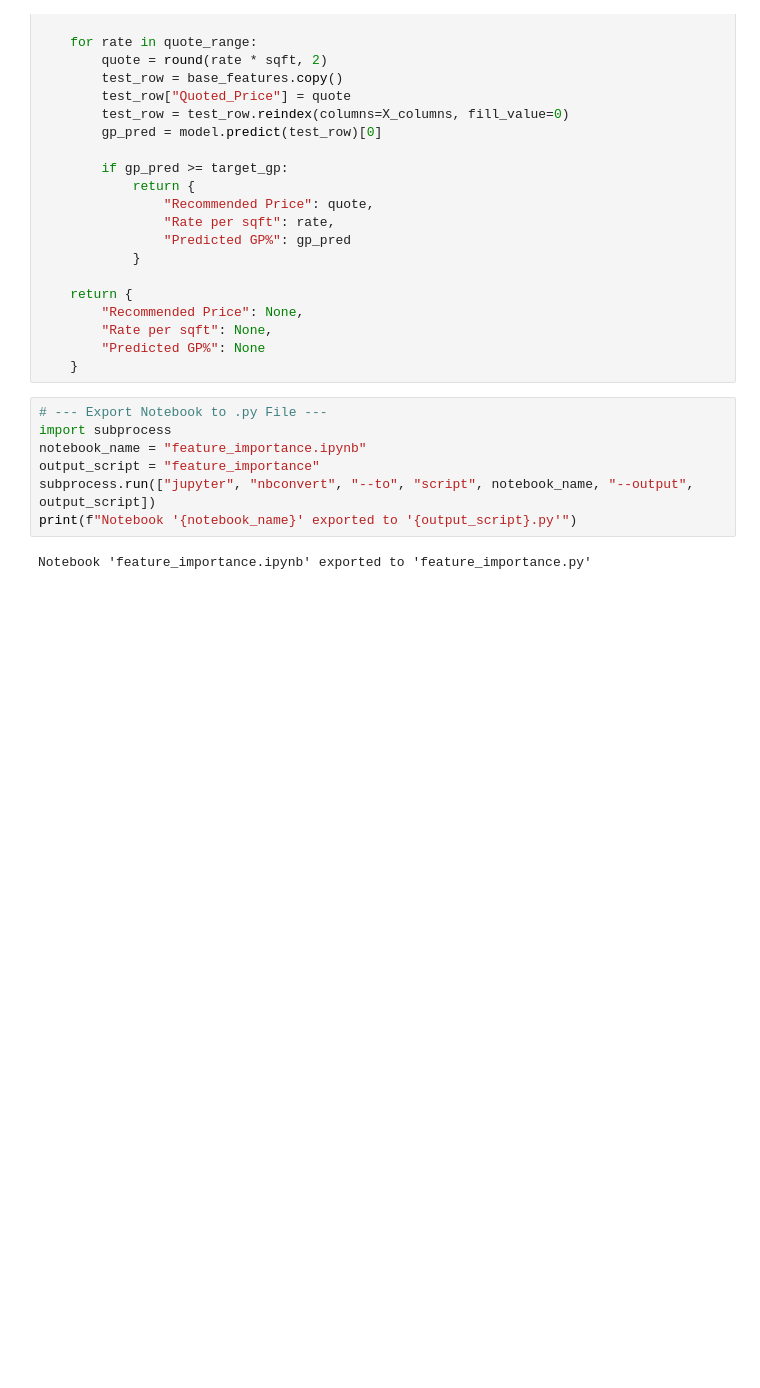
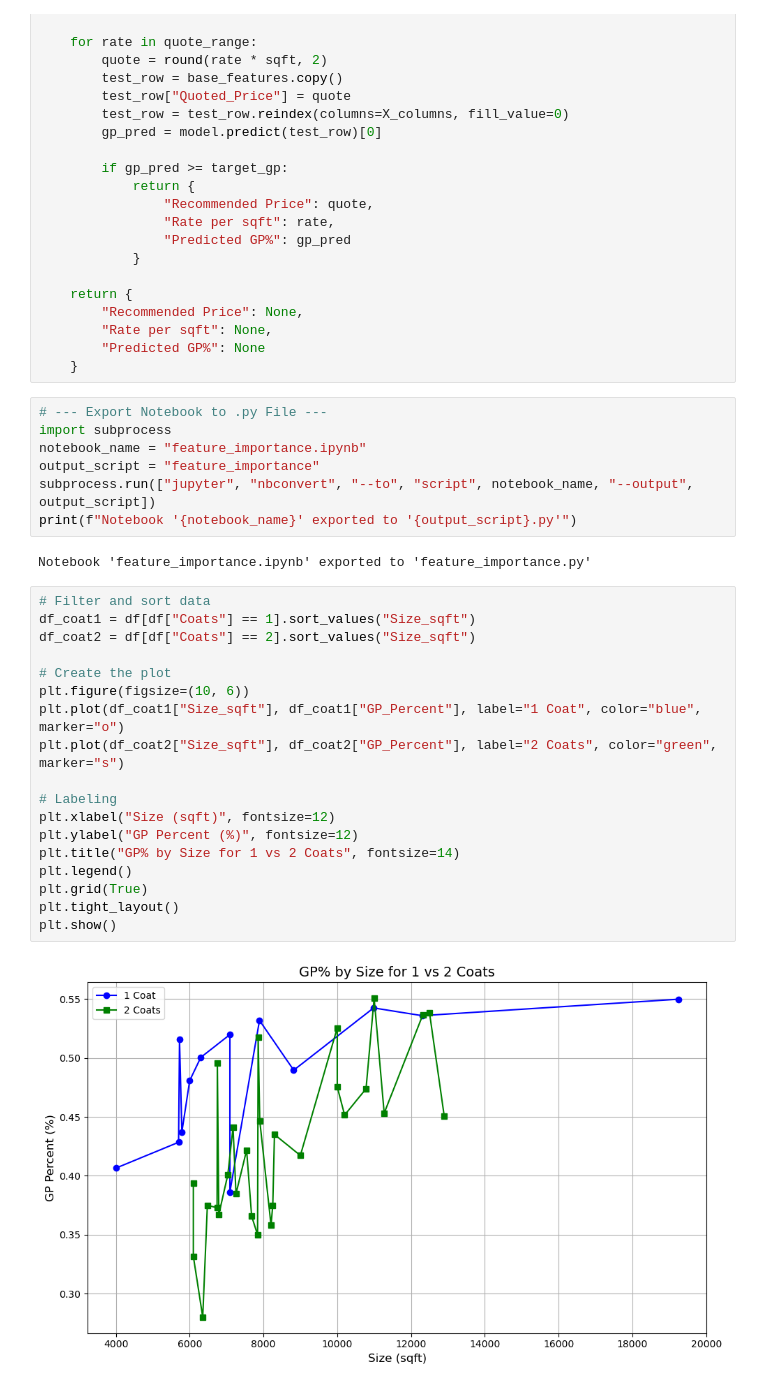
Before and after one commit to michaelpointek/gym_floor_analysis, a Jupyter notebook: feature_importance.ipynb, the cells around one changed output. Cells and saved outputs as stored; diff of their text form; blank space fills up the shorter version.

```diff
--- a/feature_importance.ipynb
+++ b/feature_importance.ipynb
@@ -101,3 +101,23 @@ subprocess.run(["jupyter", "nbconvert", "--to", "script", notebook_name, "--outp
 print(f"Notebook '{notebook_name}' exported to '{output_script}.py'")
 # %% [output]
 Notebook 'feature_importance.ipynb' exported to 'feature_importance.py'
+# %%
+# Filter and sort data
+df_coat1 = df[df["Coats"] == 1].sort_values("Size_sqft")
+df_coat2 = df[df["Coats"] == 2].sort_values("Size_sqft")
+
+# Create the plot
+plt.figure(figsize=(10, 6))
+plt.plot(df_coat1["Size_sqft"], df_coat1["GP_Percent"], label="1 Coat", color="blue", marker="o")
+plt.plot(df_coat2["Size_sqft"], df_coat2["GP_Percent"], label="2 Coats", color="green", marker="s")
+
+# Labeling
+plt.xlabel("Size (sqft)", fontsize=12)
+plt.ylabel("GP Percent (%)", fontsize=12)
+plt.title("GP% by Size for 1 vs 2 Coats", fontsize=14)
+plt.legend()
+plt.grid(True)
+plt.tight_layout()
+plt.show()
+# %% [output]
+[figure, added]
```
Also changed, not shown: parts of 1 cell of this notebook, 5 other files.
